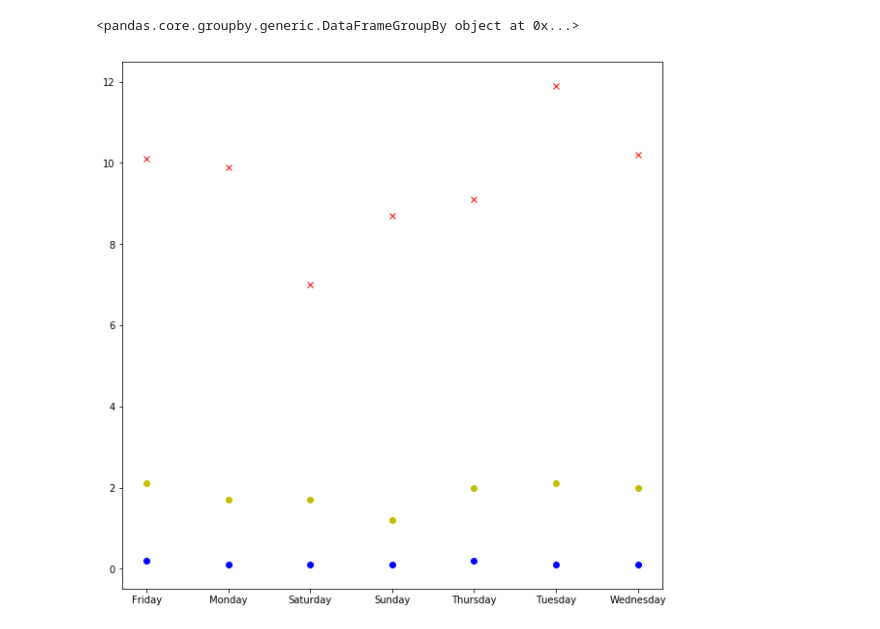
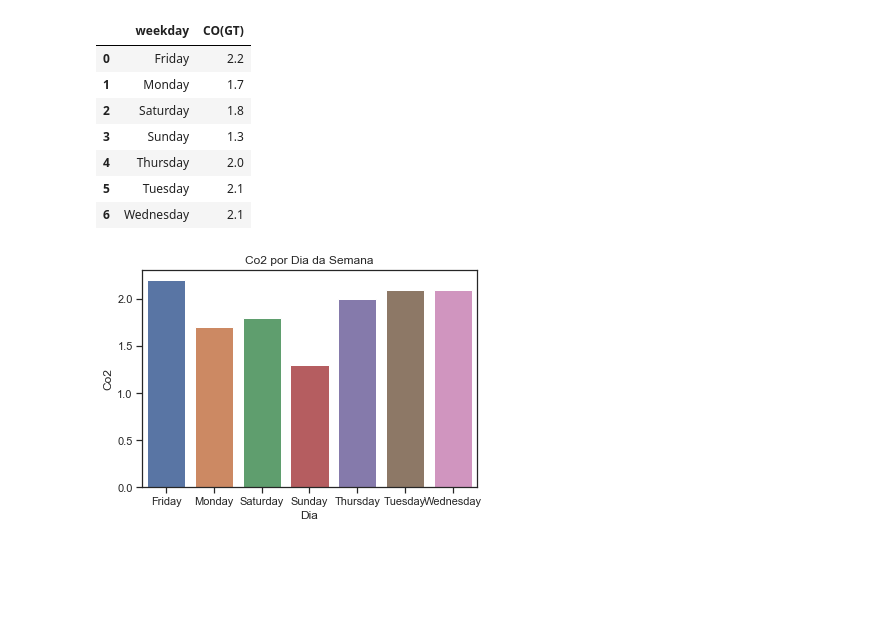
Before and after one commit to aurindo/data_mining-predictive_analysis, a Jupyter notebook: src/q_1_i_b.ipynb, the cells around one changed output. Saved outputs shown, nothing was run; the diff lists cells and outputs as text; code cells hidden in the pictures; blank space fills up the shorter version.

```diff
--- a/src/q_1_i_b.ipynb
+++ b/src/q_1_i_b.ipynb
@@ -55,15 +100,28 @@ maxPerWeekday = groupByWeekDay['CO(GT)'].max()
 minPerWeekday = groupByWeekDay['CO(GT)'].min()
 medianPerWeekday = groupByWeekDay['CO(GT)'].median()
 name_days = groupByWeekDay['weekday'].max()
-groupByWeekDay
+
+
+# Criar dataframe com os valores medios de CO2 agrupados por hora
+dfCO2_Hour = pd.DataFrame(groupByWeekDay['CO(GT)'].median().reset_index(name = 'CO(GT)'))
+
+dfCO2_Hour
 # %% [output]
-<pandas.core.groupby.generic.DataFrameGroupBy object at 0x...>
+|  | weekday | CO(GT) |
+| 0 | Friday | 2.2 |
+| 1 | Monday | 1.7 |
+| 2 | Saturday | 1.8 |
+| 3 | Sunday | 1.3 |
+| 4 | Thursday | 2.0 |
+| 5 | Tuesday | 2.1 |
+| 6 | Wednesday | 2.1 |
-# %%
-# plt.rcParams['figure.figsize'] = (10,10)
-plt.plot(name_days, maxPerWeekday, 'rx')
-plt.plot(name_days, minPerWeekday, 'bo')
-plt.plot(name_days, medianPerWeekday, 'yo')
-plt.show()
-# %% [output]
-[figure, removed]
+# %%
+sns.barplot(x="weekday", y="CO(GT)", data=dfCO2_Hour);
+
+plt.title('Co2 por Dia da Semana')
+plt.ylabel('Co2', fontsize=12)
+plt.xlabel('Dia', fontsize=12)
+plt.show()
+# %% [output]
+[figure, added]
 # %%
```
Also changed, not shown: parts of 9 cells of this notebook.
